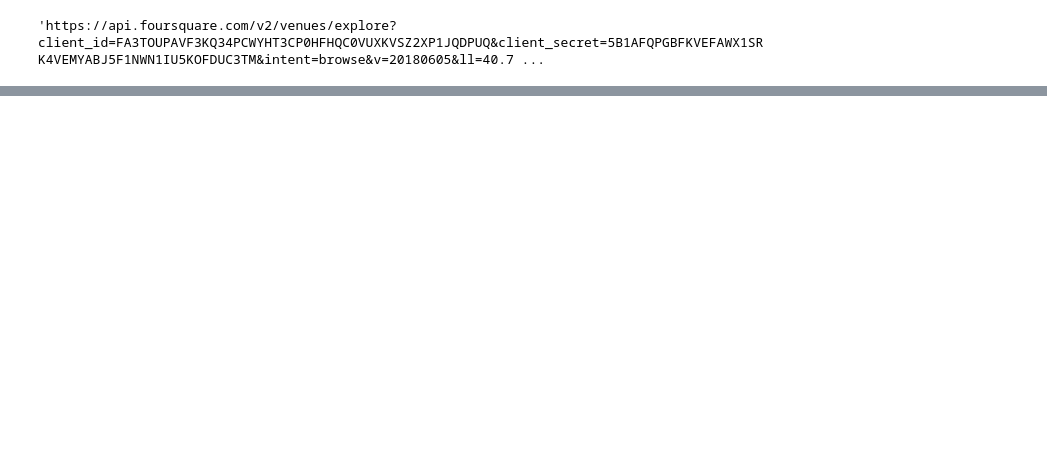
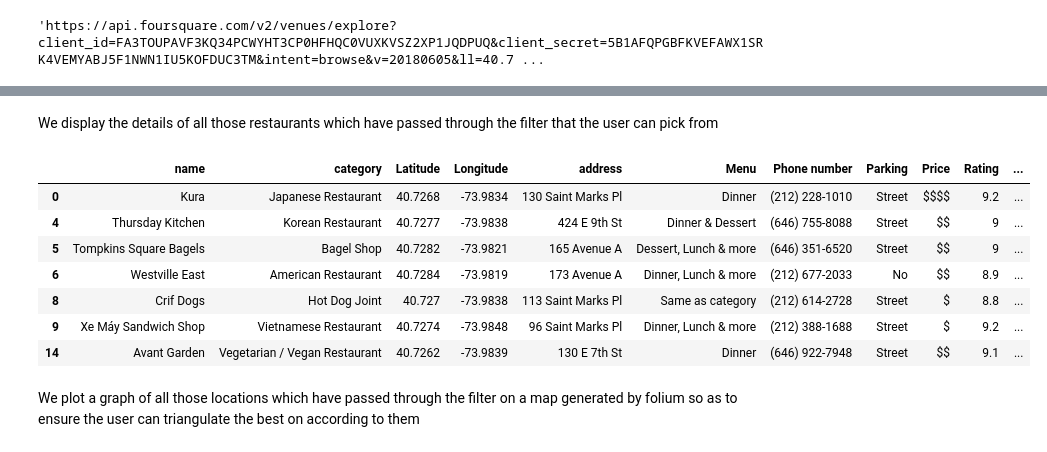
Before and after one commit to aanchal-n/Coursera_Capstone, a Jupyter notebook: predicting_social_distancing_friendly_restaurants_NY.ipynb, the cells around one changed output, grey strips where cells are left out. Saved outputs shown, nothing was run; the diff lists cells and outputs as text; code cells hidden in the pictures; blank space fills up the shorter version.

Commit message:
Included Folium graphing

```diff
--- a/predicting_social_distancing_friendly_restaurants_NY.ipynb
+++ b/predicting_social_distancing_friendly_restaurants_NY.ipynb
@@ -156,5 +122,7 @@ cur_lat=neighborhoods["Latitude"].loc[neighborhoods["Neighborhood"].str.lower()=
 cur_lat=list(cur_lat)[0]
 cur_long=neighborhoods["Longitude"].loc[neighborhoods["Neighborhood"].str.lower()== cur_neighbourhood.lower()]
 cur_long=list(cur_long)[0]
+borough_in=list(neighborhoods["Borough"].loc[neighborhoods["Neighborhood"].str.lower()== cur_neighbourhood.lower()])[0]
 print("The latitude and longitudes of the neighborhood are:",cur_lat,cur_long)
+print("The borough is:",borough_in)
 # %% [output]
@@ -338,0 +305,22 @@ restaurant_data
+# %%
+if cases_by_area>400:
+  print("Kindly opt for delivery options")
+  restaurant_data=restaurant_data.loc[restaurant_data["delivery"]!="No option"]
+else:
+  restaurant_data=restaurant_data[(restaurant_data["Parking"]=="Street") | (restaurant_data["Seating"]!="indoor") | (restaurant_data["reservations"]=="Yes")]
+restaurant_data.drop(columns="Id",inplace=True)
+# %% [markdown]
+We display the details of all those restaurants which have passed through the filter that the user can pick from
+# %%
+restaurant_data
+# %% [output]
+|  | name | category | Latitude | Longitude | address | Menu | Phone number | Parking | Price | Rating | ... |
+| 0 | Kura | Japanese Restaurant | 40.7268 | -73.9834 | 130 Saint Marks Pl | Dinner | (212) 228-1010 | Street | $$$$ | 9.2 | ... |
+| 4 | Thursday Kitchen | Korean Restaurant | 40.7277 | -73.9838 | 424 E 9th St | Dinner & Dessert | (646) 755-8088 | Street | $$ | 9 | ... |
+| 5 | Tompkins Square Bagels | Bagel Shop | 40.7282 | -73.9821 | 165 Avenue A | Dessert, Lunch & more | (646) 351-6520 | Street | $$ | 9 | ... |
+| 6 | Westville East | American Restaurant | 40.7284 | -73.9819 | 173 Avenue A | Dinner, Lunch & more | (212) 677-2033 | No | $$ | 8.9 | ... |
+| 8 | Crif Dogs | Hot Dog Joint | 40.727 | -73.9838 | 113 Saint Marks Pl | Same as category | (212) 614-2728 | Street | $ | 8.8 | ... |
+| 9 | Xe Máy Sandwich Shop | Vietnamese Restaurant | 40.7274 | -73.9848 | 96 Saint Marks Pl | Dinner, Lunch & more | (212) 388-1688 | Street | $ | 9.2 | ... |
+| 14 | Avant Garden | Vegetarian / Vegan Restaurant | 40.7262 | -73.9839 | 130 E 7th St | Dinner | (646) 922-7948 | Street | $$ | 9.1 | ... |
+# %% [markdown]
+We plot a graph of all those locations which have passed through the filter on a map generated by folium so as to ensure the user can triangulate the best on according to them
```
Also changed, not shown: parts of 31 cells of this notebook.
